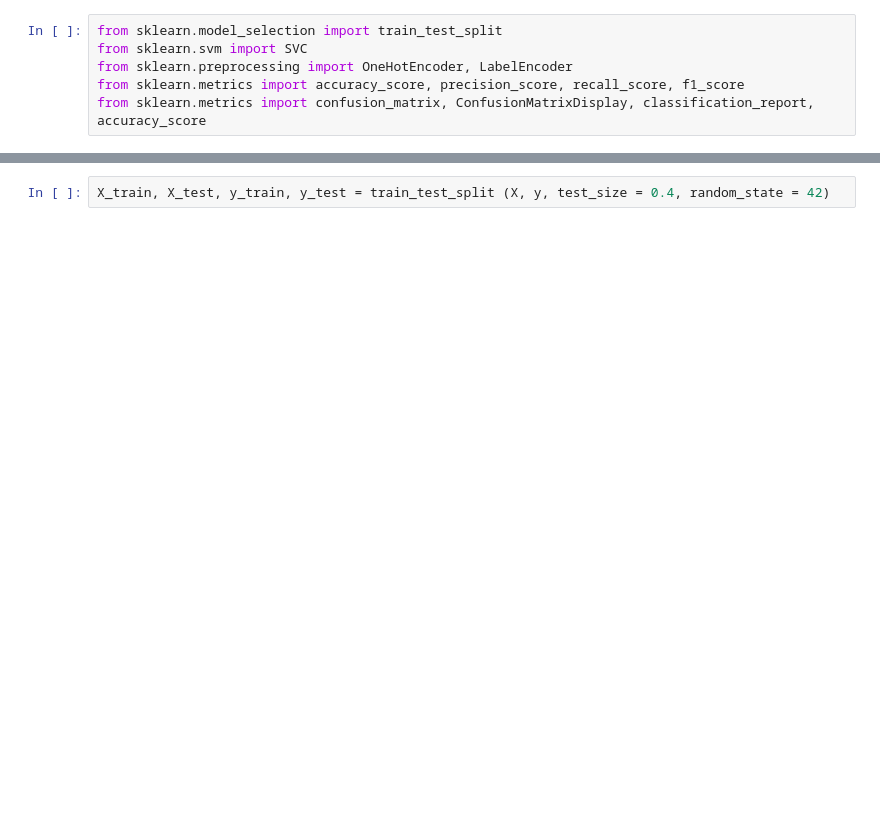
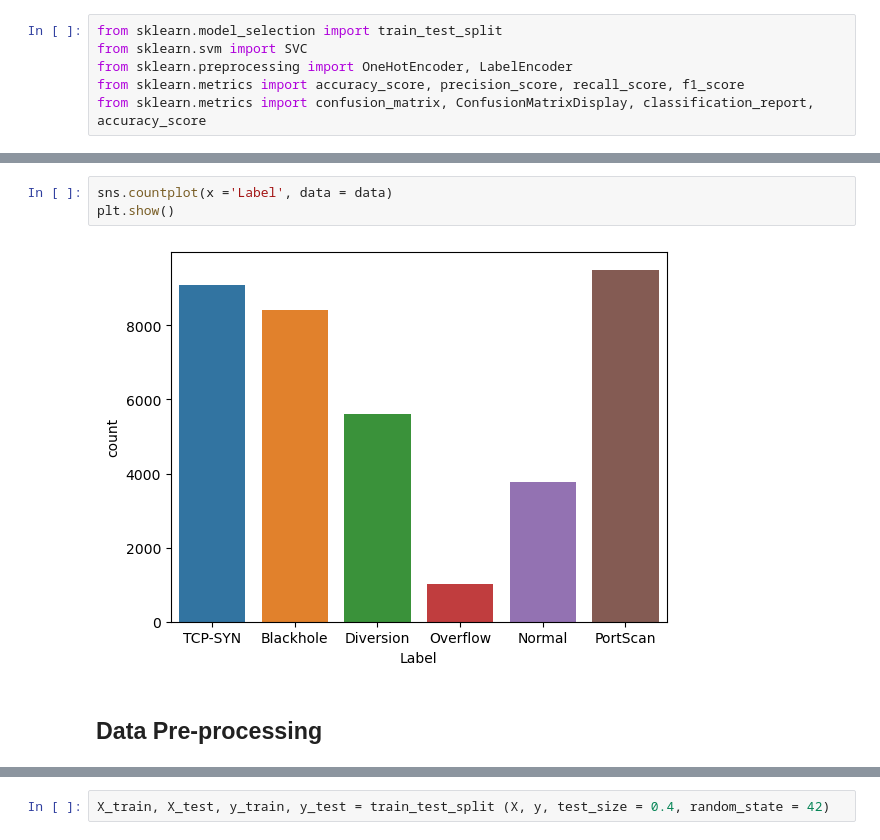
Before and after one commit to anandhumohan/UNR-IDD-Classification, a Jupyter notebook: UNR-IDD_SVM.ipynb, the cells around one changed output, grey strips where cells are left out. Cells and saved outputs as stored; diff of their text form; blank space fills up the shorter version.

```diff
--- a/UNR-IDD_SVM.ipynb
+++ b/UNR-IDD_SVM.ipynb
@@ -49,0 +120,7 @@ from sklearn.metrics import confusion_matrix, ConfusionMatrixDisplay, classifica
+# %%
+sns.countplot(x ='Label', data = data)
+plt.show()
+# %% [output]
+[figure, added]
+# %% [markdown]
+## Data Pre-processing
```
Also changed, not shown: parts of 14 cells of this notebook.
